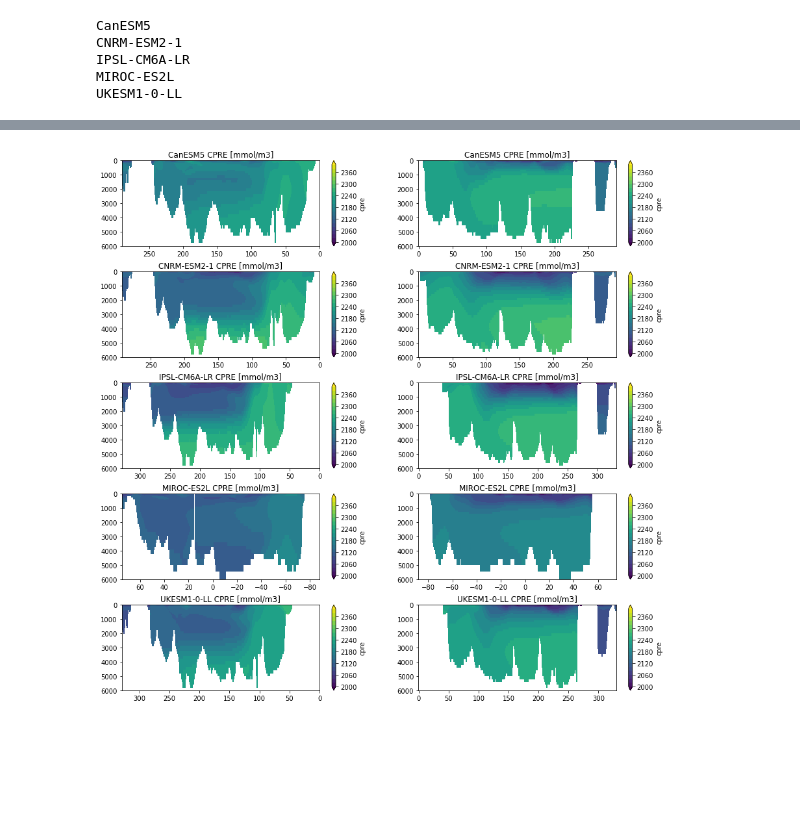
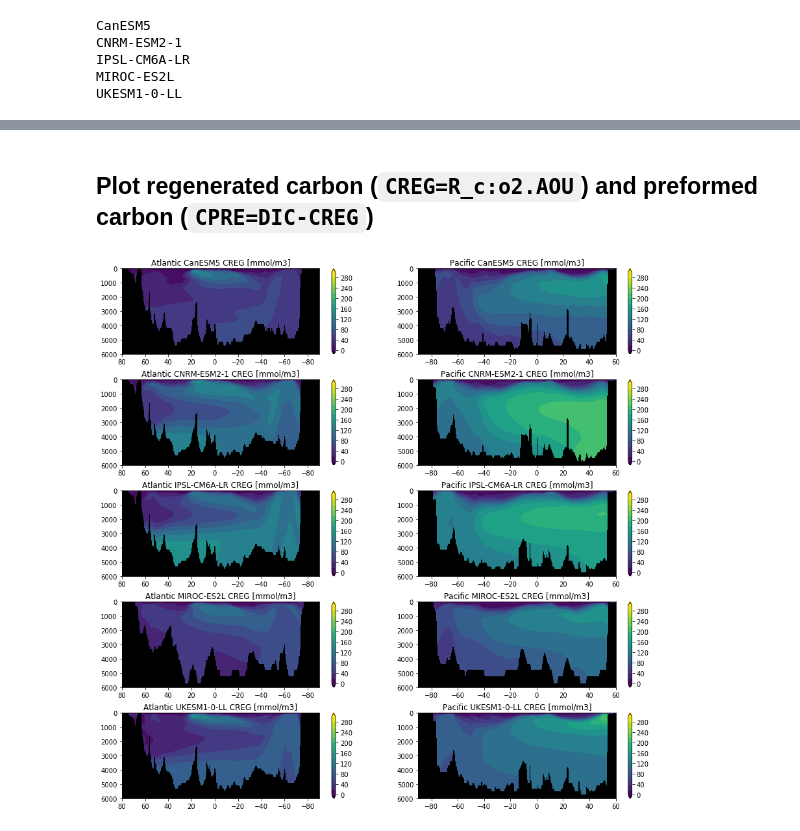
Before and after one commit to mara-freilich/cmip6hack-ocean-bgc, a Jupyter notebook: notebooks/jml_dissic_prereg_allmodels.ipynb, the cells around one changed output, grey strips where cells are left out. Cells and saved outputs as stored; diff of their text form; code cells hidden in the pictures; blank space fills up the shorter version.

```diff
--- a/notebooks/jml_dissic_prereg_allmodels.ipynb
+++ b/notebooks/jml_dissic_prereg_allmodels.ipynb
@@ -621,31 +623,6 @@ plt.subplots_adjust(hspace=0.3)
-# %%
-fig, axes = plt.subplots(ncols=2, nrows=len(bgc_dict.keys()),figsize=[15, 3*len(bgc_dict.keys())])
-A = 0
-for model in bgc_dict.keys():
-    xloca, xlocp = get_atl_pac_section_lon(model)
-
-    (bgc_dict[model].cpre.isel(time=slice(-13,-1)).mean('time').mean('member_id').isel(x=xloca)*1e3).plot(
-        ax=axes[A,0],levels=np.arange(2000,2420,20),cmap='viridis',extend="both")
-    (bgc_dict[model].cpre.isel(time=slice(-13,-1)).mean('time').mean('member_id').isel(x=xlocp)*1e3).plot(
-        ax=axes[A,1],levels=np.arange(2000,2420,20),cmap='viridis',extend="both")
-    axes[A,0].set_title(model+" CPRE [mmol/m3]")
-
-    if model == 'MIROC-ES2L':
-        # This model is half Arctic!!
-        axes[A,0].set_xlim(75,bgc_dict[model].o2.y.min())
-        axes[A,1].set_xlim(bgc_dict[model].o2.y.min(),75)
-    else:
-        axes[A,0].set_xlim(bgc_dict[model].o2.y.max(),bgc_dict[model].o2.y.min())
-
-    axes[A,0].set_ylim(6000,0)
-    axes[A,0].set_xlabel("")
-    axes[A,0].set_ylabel("")
-
-    axes[A,1].set_title(model+" CPRE [mmol/m3]")
-    axes[A,1].set_ylim(6000,0)
-    axes[A,1].set_xlabel("")
-    axes[A,1].set_ylabel("")
-    A +=1
-plt.subplots_adjust(hspace=0.3)
-# %% [output]
-[figure, removed]
+# %% [markdown]
+## Plot regenerated carbon (`CREG=R_c:o2.AOU`) and preformed carbon (`CPRE=DIC-CREG`)
+# %%
+fig, axes = plot_atlantic_pacific_sections(bgc_dict,"creg",units="[mmol/m3]",fac=1e3,lev=np.arange(0,320,20))
+# %% [output]
+[figure, added]
```
Also changed, not shown: parts of 22 cells of this notebook.
